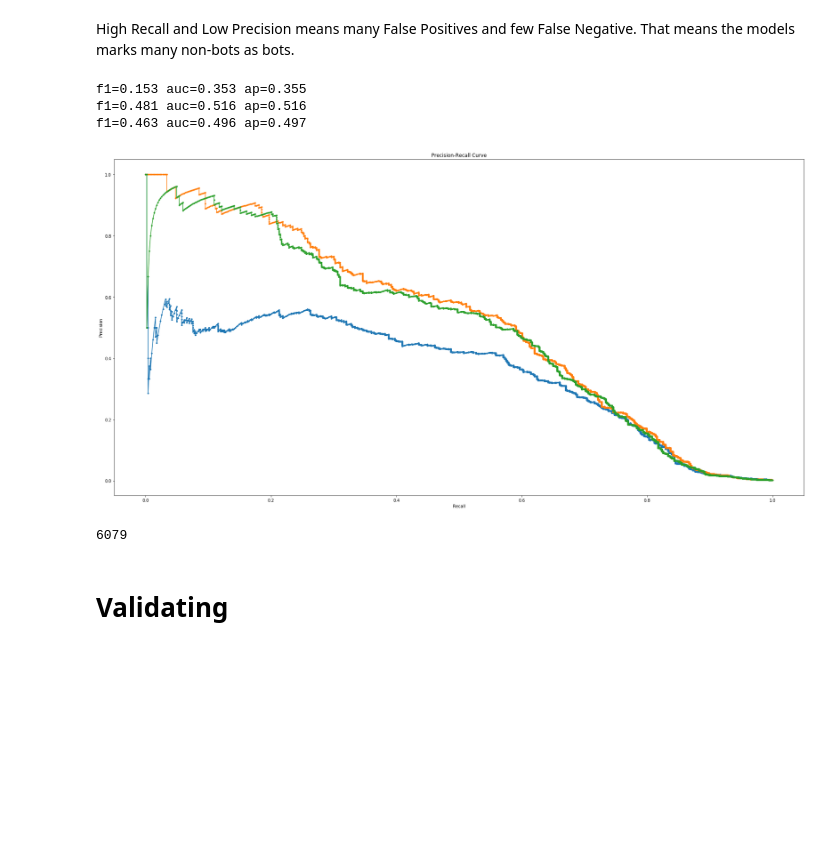
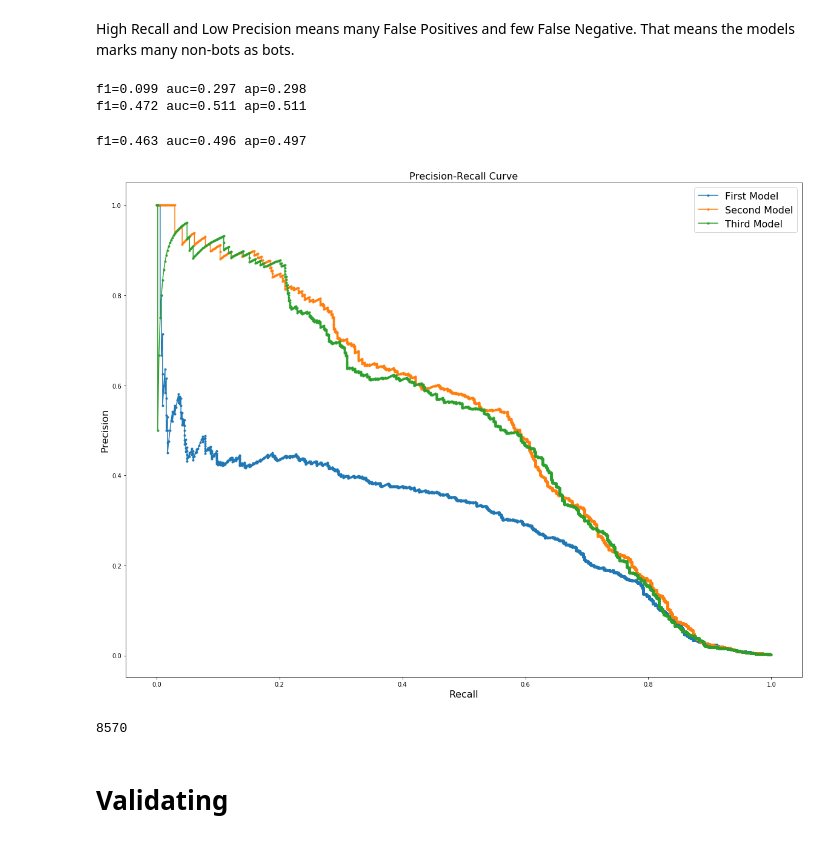
Before and after one commit to 181192/DAT158ML-Oblig02, a Jupyter notebook: Fraud Detection.ipynb, the cells around one changed output. Cells and saved outputs as stored; diff of their text form; code cells hidden in the pictures; blank space fills up the shorter version.

```diff
--- a/Fraud Detection.ipynb
+++ b/Fraud Detection.ipynb
@@ -880,16 +888,16 @@ xgb_clf = XGBClassifier(tree_method='gpu_hist', predictor='gpu_predictor', objec
 from sklearn.model_selection import RandomizedSearchCV
 from sklearn.model_selection import StratifiedKFold
 
-# skf = StratifiedKFold(n_splits=5, shuffle = True, random_state = 42)
+kfold = StratifiedKFold(n_splits=3, random_state=42, shuffle=True)
 
 r_xgb_clf = RandomizedSearchCV(
     xgb_clf,
     xgb_param_grid_large,
     n_jobs=-1,
     n_iter=10,
+    cv = kfold,
     verbose=20,
     scoring='roc_auc',
-#     cv=skf.split(X_train, y_train),
     random_state=42
 )
 # %% [markdown]
@@ -940,5 +949,5 @@ model = r_xgb_clf.best_estimator_
 %%time
 predictions = model.predict(X_test)
 predictions_proba = model.predict_proba(X_test)
-recall_arr.append([predictions, predictions_proba[:, 1]])
+recall_arr.append([predictions, predictions_proba[:, 1], 'First Model'])
 # %% [output]
@@ -1058,7 +1068,7 @@ Wall time: 4.25 s
 # %%
 predictions = model.predict(X_test)
 predictions_proba = model.predict_proba(X_test)
-recall_arr.append([predictions, predictions_proba[:, 1]])
+recall_arr.append([predictions, predictions_proba[:, 1], 'Second Model'])
 # %% [markdown]
 ### Plotting the feature importance
 # %% [markdown]
@@ -1170,7 +1181,8 @@ Stopping. Best iteration:
 predictions_proba = model.predict(xgb.DMatrix(X_test))
 
 predictions = np.array([pred > 0.5 if 1 else 0 for pred in predictions_proba])
-recall_arr.append([predictions, predictions_proba])
+
+recall_arr.append([predictions, predictions_proba, 'Third Model'])
 # %% [markdown]
 ### Plotting the feature importance
 # %% [markdown]
@@ -1266,29 +1264,30 @@ f1=0.463 auc=0.496 ap=0.497
 # %% [markdown]
 High Recall and Low Precision means many False Positives and few False Negative. That means the models marks many non-bots as bots.
 # %%
-fig = plt.figure(figsize=(30, 15))
+fig = plt.figure(figsize=(20, 15))
 
 for i,data in enumerate(recall_arr):
     plt.subplot()
-    plt.title("Precision-Recall Curve")
-    plt.xlabel("Recall")
-    plt.ylabel("Precision")
+    plt.title("Precision-Recall Curve", fontsize=16)
+    plt.xlabel("Recall", fontsize=16)
+    plt.ylabel("Precision", fontsize=16)
     subRecallCurve(
         ytest=y_test,
         pred=data[0],
         proba=data[1],
-        label=i
+        label=data[2]
     )
+    plt.legend(fontsize=16)
 # %% [output]
-f1=0.153 auc=0.353 ap=0.355
-f1=0.481 auc=0.516 ap=0.516
-f1=0.463 auc=0.496 ap=0.497
+f1=0.099 auc=0.297 ap=0.298
+f1=0.472 auc=0.511 ap=0.511
+f1=0.463 auc=0.496 ap=0.497
-[figure, old version]
+[figure, new version]
 # %%
 del predictions
 gc.collect()
 # %% [output]
-6079
+8570
 # %% [markdown]
 # Validating
 # %% [markdown]
```
Also changed, not shown: parts of 28 cells of this notebook.
